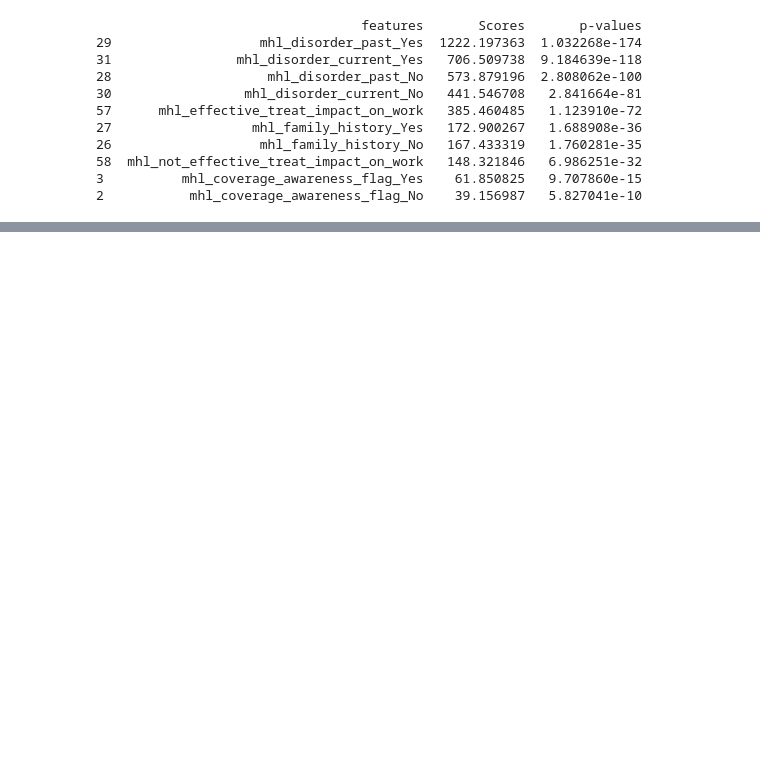
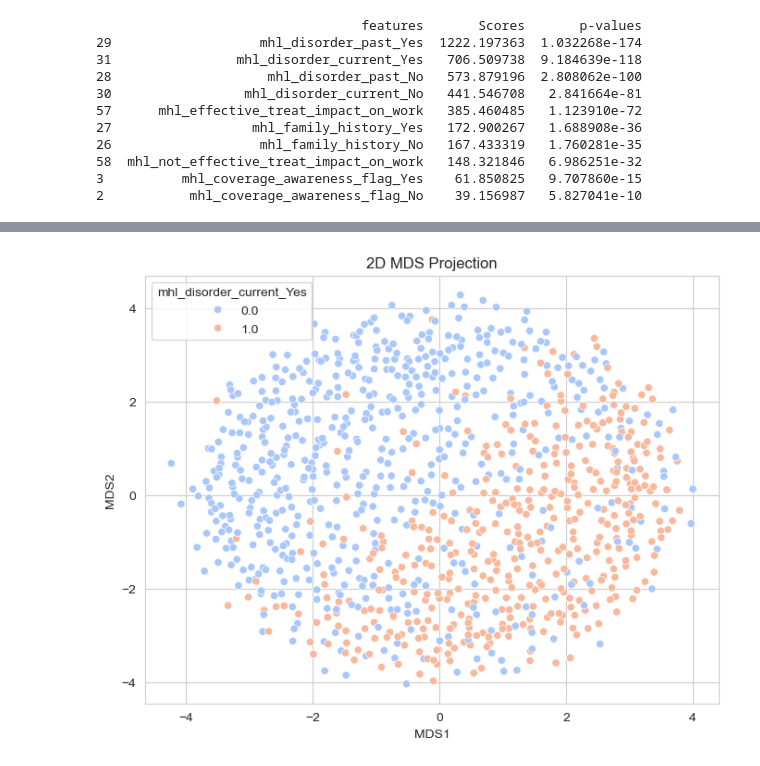
Before and after one commit to Oumaymabamoh/ML_Mental_Health_Cluster_Insights, a Jupyter notebook: feature_engineering.ipynb, the cells around one changed output, grey strips where cells are left out. Saved outputs shown, nothing was run; the diff lists cells and outputs as text; code cells hidden in the pictures; blank space fills up the shorter version.

```diff
--- a/feature_selection.ipynb
+++ b/feature_engineering.ipynb
@@ -76,0 +275,33 @@ print(feature_scores)
+# %%
+from sklearn.manifold import MDS
+from sklearn.preprocessing import MinMaxScaler
+import matplotlib.pyplot as plt
+import seaborn as sns
+import pandas as pd
+
+# Separate target and features
+y = encoded_df["mhl_disorder_current_Yes"]
+X = encoded_df.drop(columns=["mhl_disorder_current_Yes"])
+
+# Scale features using MinMaxScaler
+scaler = MinMaxScaler()
+X_scaled = scaler.fit_transform(X)
+
+# Apply MDS to reduce to 2 dimensions
+mds = MDS(n_components=2, random_state=0)
+X_2d = mds.fit_transform(X_scaled)
+
+# Create a DataFrame for easier plotting
+mds_df = pd.DataFrame(X_2d, columns=["MDS1", "MDS2"])
+mds_df["Target"] = y.values
+
+# Plot
+plt.figure(figsize=(8, 6))
+sns.scatterplot(data=mds_df, x="MDS1", y="MDS2", hue="Target", palette="coolwarm")
+plt.title("2D MDS Projection")
+plt.xlabel("MDS1")
+plt.ylabel("MDS2")
+plt.legend(title="mhl_disorder_current_Yes")
+plt.show()
+# %% [output]
+[figure, added]
```
Also changed, not shown: parts of 10 cells of this notebook, 1 other file.
